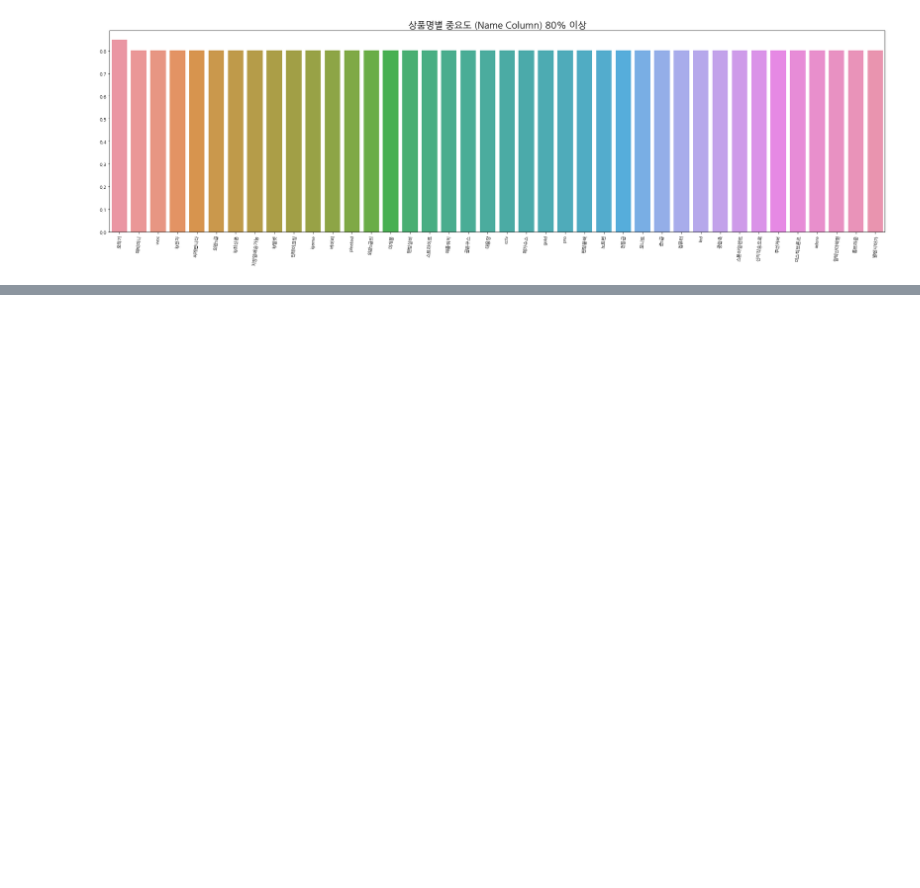
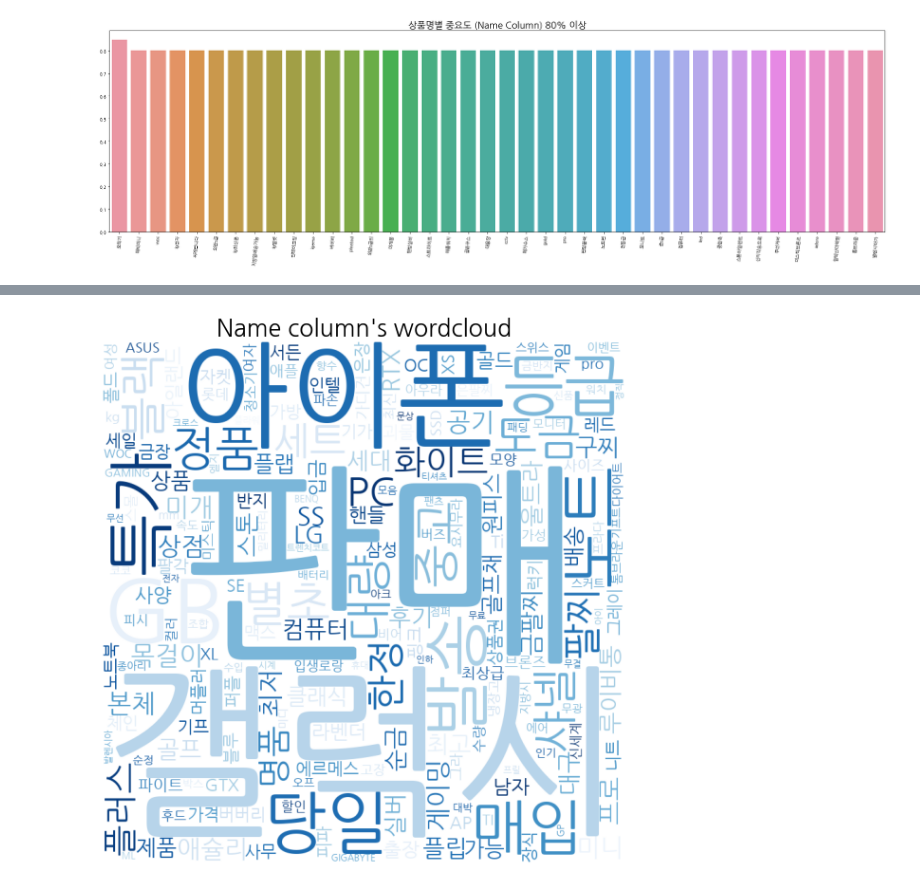
Before and after one commit to hesthers/Project-with-company, a Jupyter notebook: text_analysis.ipynb, the cells around one changed output, grey strips where cells are left out. Saved outputs shown, nothing was run; the diff lists cells and outputs as text; code cells hidden in the pictures; blank space fills up the shorter version.

```diff
--- a/text_analysis.ipynb
+++ b/text_analysis.ipynb
@@ -387,0 +551,24 @@ plt.show()
+# %%
+total_tokens_name = [token for doc in nm_data for token in doc.split()]
+text = nltk.Text(total_tokens_name, name='NMSC')
+
+data = text.vocab().most_common(500)
+
+stopwords = set(STOPWORDS)
+
+# for win : font_path='c:/Windows/Fonts/malgun.ttf'
+wordcloud = WordCloud(font_path='/usr/share/fonts/truetype/nanum/NanumGothic.ttf',
+                      width = 800, height = 800,
+                      relative_scaling = 0.1,
+                      background_color='white',
+                      stopwords = stopwords,
+                      colormap = 'Blues'
+                      ).generate_from_frequencies(dict(data)) #generate_from_text()
+fig = plt.figure(figsize=(10,8))
+plt.imshow(wordcloud)
+plt.title("Name column's wordcloud", fontsize = 25)
+plt.axis("off")
+plt.tight_layout(pad = 0)
+plt.show()
+# %% [output]
+[figure, added]
```
Also changed, not shown: parts of 23 cells of this notebook.
